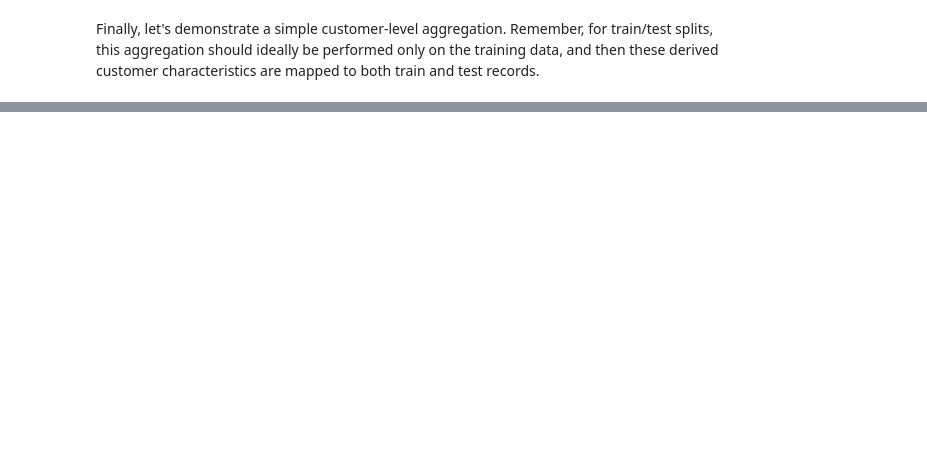
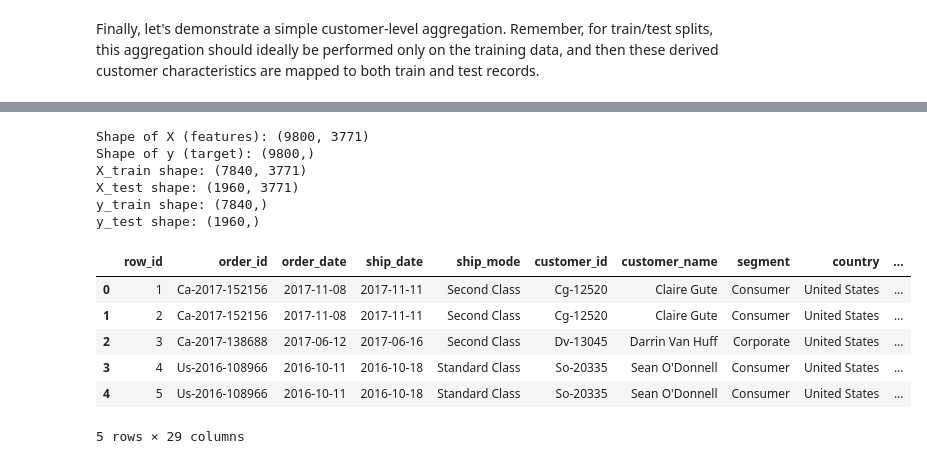
Before and after one commit to SindhaAshish/Super-Store-Sales, a Jupyter notebook: Superstore_Sales_1.ipynb, the cells around one changed output, grey strips where cells are left out. Cells and saved outputs as stored; diff of their text form; code cells hidden in the pictures; blank space fills up the shorter version.

```diff
--- a/Superstore_Sales_1.ipynb
+++ b/Superstore_Sales_1.ipynb
@@ -465,14 +465,20 @@ plt.show()
 # %% [markdown]
 ##4.2 Anova - Do categorical features significantly affect Price?
 # %%
-cat_columns = df.select_dtypes(exclude=np.number).columns
+cat_columns_for_anova = df.select_dtypes(exclude=np.number).columns
 
-for col in cat_columns:
-  df[col] = df[col].astype(str).str.strip().str.title()
+# Columns to apply string cleaning (str.strip().str.title())
+# Exclude datetime and period columns from string cleaning
+cols_to_clean_as_string = [col for col in cat_columns_for_anova if col not in ['order_date', 'ship_date', 'order_year_month']]
 
-print(f'---{list(cat_columns)} (Cleaned Unique Value)---')
+for col in cols_to_clean_as_string:
+  if col in df.columns:
+    df[col] = df[col].astype(str).str.strip().str.title()
 
-for col in cat_columns:
+print(f'---{list(cat_columns_for_anova)} (Unique Values After Cleaning)---')
+
+# Print unique values for all non-numeric columns for context, including temporal ones.
+for col in cat_columns_for_anova:
   print(f'{col}:{df[col].nunique()} Unique Values')
 # %% [output]
 ---['order_id', 'order_date', 'ship_date', 'ship_mode', 'customer_id', 'customer_name', 'segment', 'country', 'city', 'state', 'region', 'product_id', 'category', 'sub-category', 'product_name', 'orde ...
@@ -563,6 +588,7 @@ display(corr_matrix.round(2))
 # %% [markdown]
 Let's derive some additional temporal features from the `order_date`.
 # %%
+df['order_date'] = pd.to_datetime(df['order_date']) # Ensure order_date is datetime
 df['order_year'] = df['order_date'].dt.year
 df['order_month'] = df['order_date'].dt.month
 df['order_day'] = df['order_date'].dt.day
@@ -571,4 +597,4 @@ df['order_week_of_year'] = df['order_date'].dt.isocalendar().week.astype(int)
 df['order_quarter'] = df['order_date'].dt.quarter
 df['is_weekend'] = (df['order_date'].dt.dayofweek >= 5).astype(int) #1 if Saturday/Sunday, 0 otherwise
 
-display(df[['order_date', 'order_year', 'order_month', 'order_day', 'order_day_of_week', 'order_week_of_year', 'order_quaeter', 'is_weekend']].head())
+display(df[['order_date', 'order_year', 'order_month', 'order_day', 'order_day_of_week', 'order_week_of_year', 'order_quarter', 'is_weekend']].head())
@@ -600,0 +655,10 @@ display(df[['customer_id', 'customer_name', 'customer_lifetime_sales']].drop_dup
+# %%
+categorical_columns = ['product_id','product_name','state','category','sub_category']
+categorical_columns = [c for c in categorical_columns if c in df.columns]
+
+# fill any remaining categorical NaNs with an explicit 'Unknown' category before encoding
+for c in categorical_columns:
+  df[c] = df[c].fillna('unknown')
+
+df_encoded = pd.get_dummies(df, columns=categorical_columns, drop_first=True)
+df_encoded.shape
@@ -600,0 +669,51 @@ display(df[['customer_id', 'customer_name', 'customer_lifetime_sales']].drop_dup
+# %%
+from sklearn.model_selection import train_test_split
+
+# Drop identified columns from the encoded DataFrame
+drop_columns = [
+    'row_id',
+    'order_id',
+    'customer_id',
+    'customer_name',
+    'order_date',
+    'ship_date',
+    'order_year_month',
+    'country',
+    'city',
+    'postal_code',
+    'estimated_profit'
+]
+
+# Ensure that only columns present in df_encoded are dropped
+drop_columns= [col for col in drop_columns if col in df_encoded.columns]
+
+X = df_encoded.drop(columns=drop_columns + ['sales'])
+y = df_encoded['sales']
+
+print(f"Shape of X (features): {X.shape}")
+print(f"Shape of y (target): {y.shape}")
+
+# Split the data into training and testing sets
+X_train, X_test, y_train, y_test = train_test_split(X, y, test_size=0.2, random_state=42)
+
+print(f"X_train shape: {X_train.shape}")
+print(f"X_test shape: {X_test.shape}")
+print(f"y_train shape: {y_train.shape}")
+print(f"y_test shape: {y_test.shape}")
+# %% [output]
+Shape of X (features): (9800, 3771)
+Shape of y (target): (9800,)
+X_train shape: (7840, 3771)
+X_test shape: (1960, 3771)
+y_train shape: (7840,)
+y_test shape: (1960,)
+# %%
+df.head()
+# %% [output]
+|  | row_id | order_id | order_date | ship_date | ship_mode | customer_id | customer_name | segment | country | ... |
+| 0 | 1 | Ca-2017-152156 | 2017-11-08 | 2017-11-11 | Second Class | Cg-12520 | Claire Gute | Consumer | United States | ... |
+| 1 | 2 | Ca-2017-152156 | 2017-11-08 | 2017-11-11 | Second Class | Cg-12520 | Claire Gute | Consumer | United States | ... |
+| 2 | 3 | Ca-2017-138688 | 2017-06-12 | 2017-06-16 | Second Class | Dv-13045 | Darrin Van Huff | Corporate | United States | ... |
+| 3 | 4 | Us-2016-108966 | 2016-10-11 | 2016-10-18 | Standard Class | So-20335 | Sean O'Donnell | Consumer | United States | ... |
+| 4 | 5 | Us-2016-108966 | 2016-10-11 | 2016-10-18 | Standard Class | So-20335 | Sean O'Donnell | Consumer | United States | ... |
+5 rows × 29 columns
```
Also changed, not shown: parts of 11 cells of this notebook.
